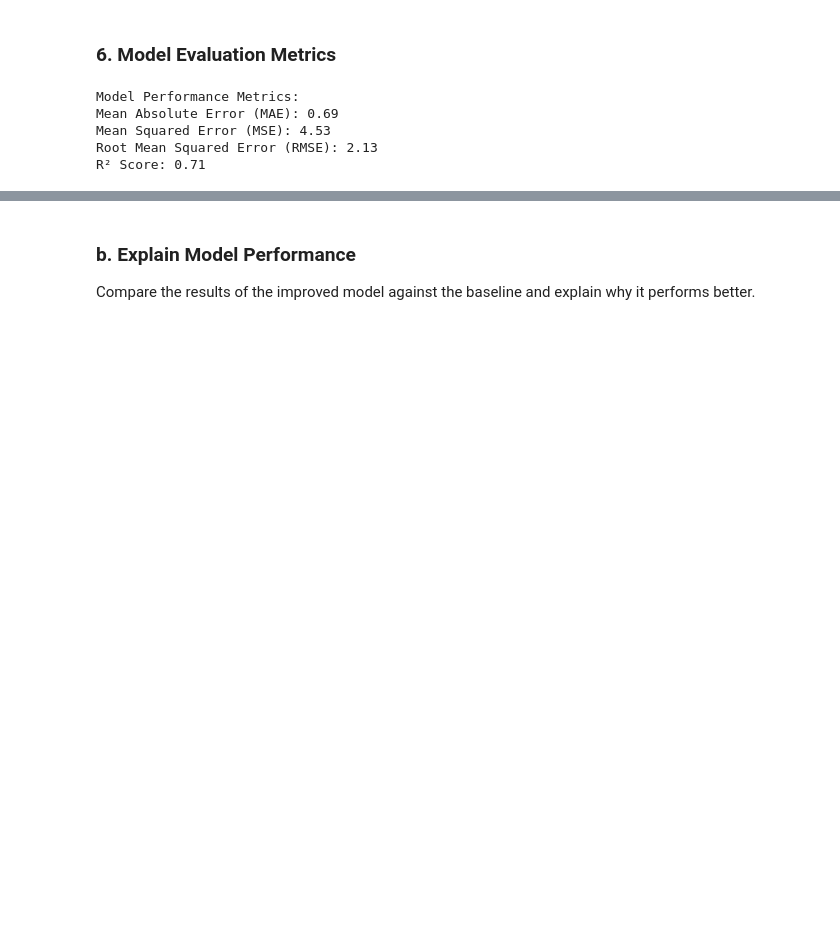
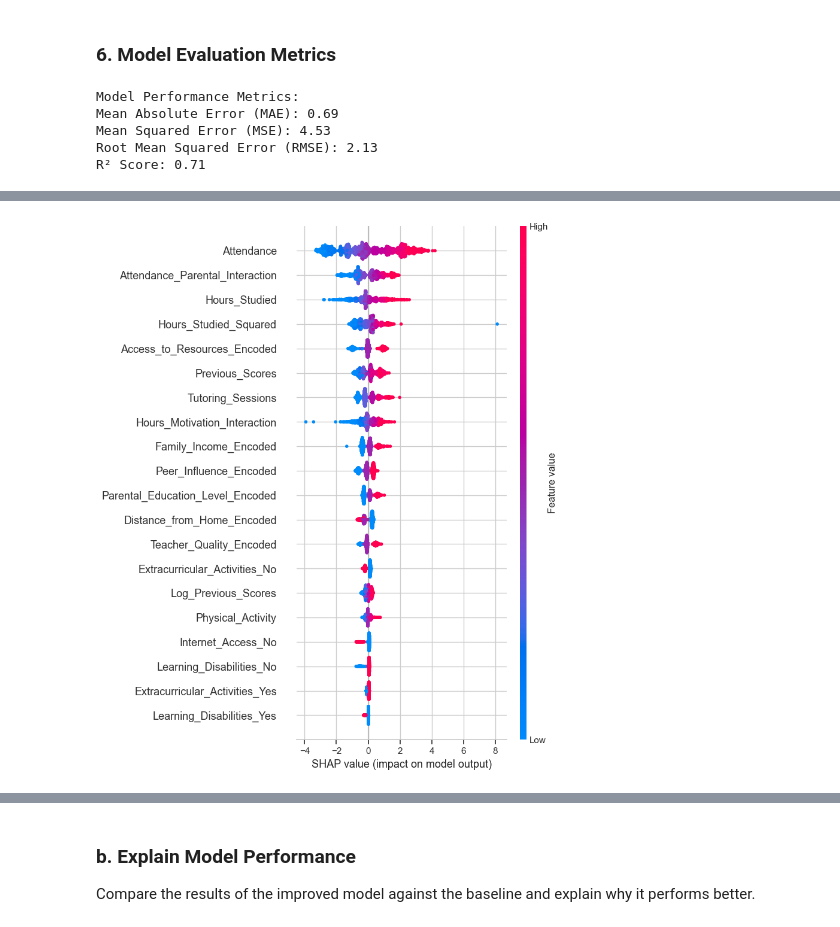
Before and after one commit to adirelm/TDS_student_performance_analysis_part2, a Jupyter notebook: TDS_student_performance_analysis_part2.ipynb, the cells around one changed output, grey strips where cells are left out. Drawn from its saved outputs; the diff is of its cells as text; code cells hidden in the pictures; blank space fills up the shorter version.

```diff
--- a/TDS_student_performance_analysis_part2.ipynb
+++ b/TDS_student_performance_analysis_part2.ipynb
@@ -654,0 +932,17 @@ shap_values = explainer(pipeline.named_steps['preprocessor'].transform(X_test))
+# %%
+import re
+
+# Get the feature names and remove the prefixes
+feature_names = [
+    re.sub(r"^(remainder__|onehot__|ordinal__)", "", name)
+    for name in pipeline.named_steps['preprocessor'].get_feature_names_out()
+]
+
+# Plot SHAP summary
+shap.summary_plot(
+    shap_values,
+    pipeline.named_steps['preprocessor'].transform(X_test),
+    feature_names=feature_names
+)
+# %% [output]
+[figure, added]
```
Also changed, not shown: parts of 86 cells of this notebook, 1 other file.
